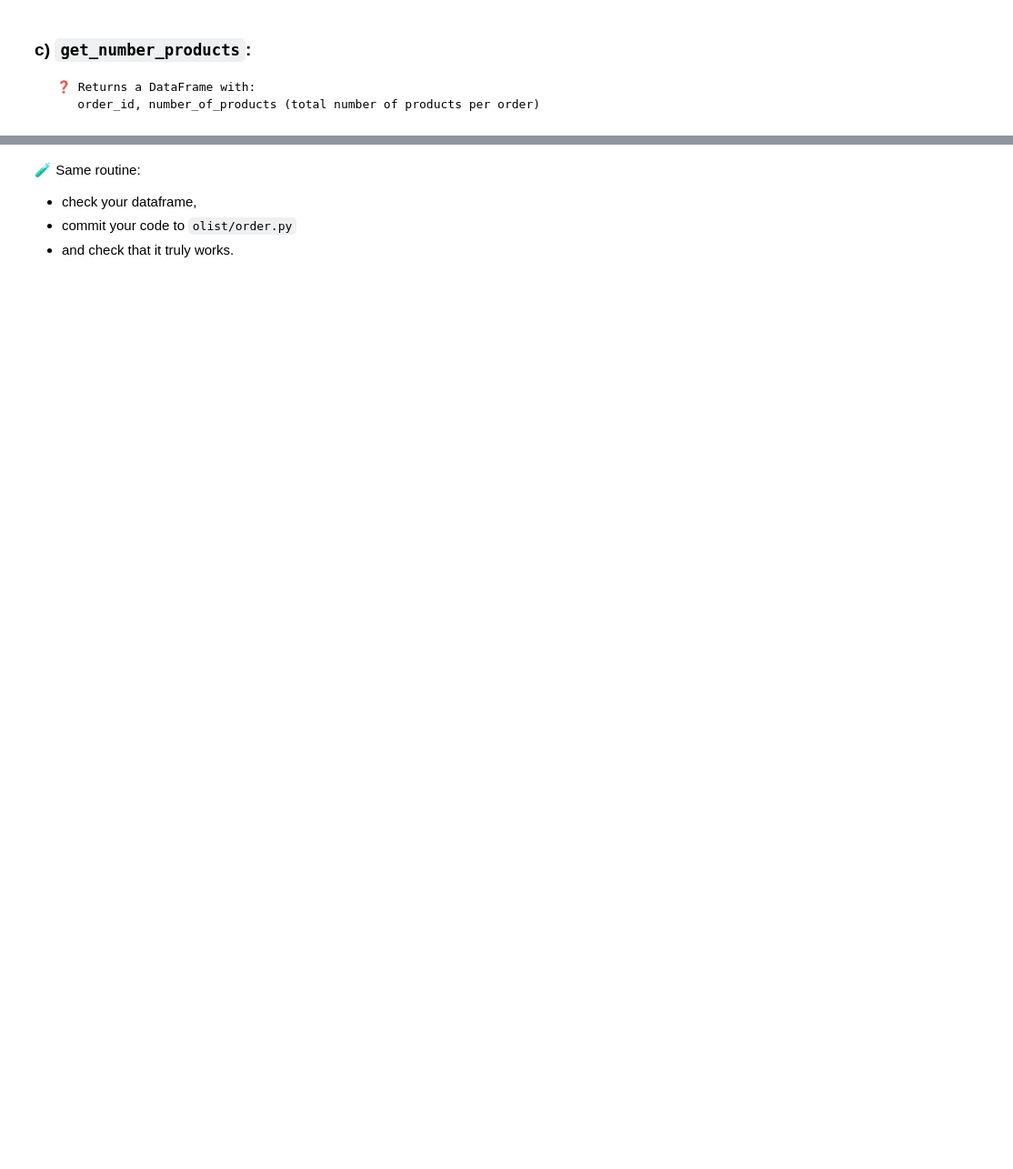
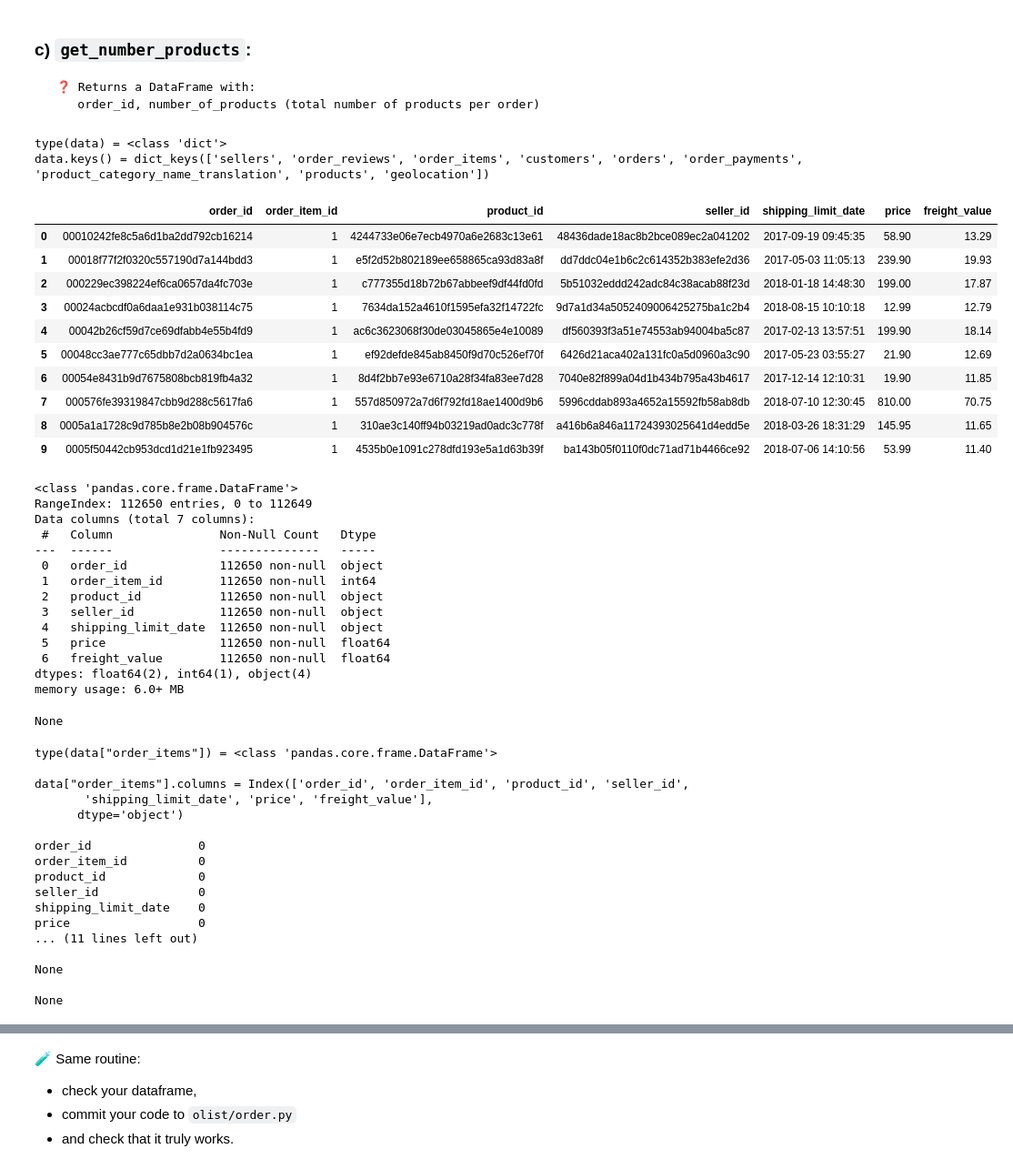
Before and after one commit to Juan-Abellan/Orders, a Jupyter notebook: orders.ipynb, the cells around one changed output, grey strips where cells are left out. Shown: that part at 91% size. Saved outputs shown, nothing was run; the diff lists cells and outputs as text; code cells hidden in the pictures; blank space fills up the shorter version.

```diff
--- a/orders.ipynb
+++ b/orders.ipynb
@@ -370,3 +436,71 @@ git push origin master
 ### c) `get_number_products`:
      ❓ Returns a DataFrame with:
         order_id, number_of_products (total number of products per order)
+# %%
+data = olist.get_data()
+# %%
+print(f"""
+{type(data) = }
+{data.keys() = }
+""")
+# %% [output]
+type(data) = <class 'dict'>
+data.keys() = dict_keys(['sellers', 'order_reviews', 'order_items', 'customers', 'orders', 'order_payments', 'product_category_name_translation', 'products', 'geolocation'])
+# %%
+print(f"""
+{type(data["order_items"]) = }
+
+{data["order_items"].columns = }
+
+{data["order_items"].isna().sum()}
+
+{data["order_items"].dtypes = }
+
+{display(data["order_items"].head(10))}
+
+{display(data["order_items"].info())}
+""")
+# %% [output]
+|  | order_id | order_item_id | product_id | seller_id | shipping_limit_date | price | freight_value |
+| 0 | 00010242fe8c5a6d1ba2dd792cb16214 | 1 | 4244733e06e7ecb4970a6e2683c13e61 | 48436dade18ac8b2bce089ec2a041202 | 2017-09-19 09:45:35 | 58.90 | 13.29 |
+| 1 | 00018f77f2f0320c557190d7a144bdd3 | 1 | e5f2d52b802189ee658865ca93d83a8f | dd7ddc04e1b6c2c614352b383efe2d36 | 2017-05-03 11:05:13 | 239.90 | 19.93 |
+| 2 | 000229ec398224ef6ca0657da4fc703e | 1 | c777355d18b72b67abbeef9df44fd0fd | 5b51032eddd242adc84c38acab88f23d | 2018-01-18 14:48:30 | 199.00 | 17.87 |
+| 3 | 00024acbcdf0a6daa1e931b038114c75 | 1 | 7634da152a4610f1595efa32f14722fc | 9d7a1d34a5052409006425275ba1c2b4 | 2018-08-15 10:10:18 | 12.99 | 12.79 |
+| 4 | 00042b26cf59d7ce69dfabb4e55b4fd9 | 1 | ac6c3623068f30de03045865e4e10089 | df560393f3a51e74553ab94004ba5c87 | 2017-02-13 13:57:51 | 199.90 | 18.14 |
+| 5 | 00048cc3ae777c65dbb7d2a0634bc1ea | 1 | ef92defde845ab8450f9d70c526ef70f | 6426d21aca402a131fc0a5d0960a3c90 | 2017-05-23 03:55:27 | 21.90 | 12.69 |
+| 6 | 00054e8431b9d7675808bcb819fb4a32 | 1 | 8d4f2bb7e93e6710a28f34fa83ee7d28 | 7040e82f899a04d1b434b795a43b4617 | 2017-12-14 12:10:31 | 19.90 | 11.85 |
+| 7 | 000576fe39319847cbb9d288c5617fa6 | 1 | 557d850972a7d6f792fd18ae1400d9b6 | 5996cddab893a4652a15592fb58ab8db | 2018-07-10 12:30:45 | 810.00 | 70.75 |
+| 8 | 0005a1a1728c9d785b8e2b08b904576c | 1 | 310ae3c140ff94b03219ad0adc3c778f | a416b6a846a11724393025641d4edd5e | 2018-03-26 18:31:29 | 145.95 | 11.65 |
+| 9 | 0005f50442cb953dcd1d21e1fb923495 | 1 | 4535b0e1091c278dfd193e5a1d63b39f | ba143b05f0110f0dc71ad71b4466ce92 | 2018-07-06 14:10:56 | 53.99 | 11.40 |
+<class 'pandas.core.frame.DataFrame'>
+RangeIndex: 112650 entries, 0 to 112649
+Data columns (total 7 columns):
+ #   Column               Non-Null Count   Dtype
+---  ------               --------------   -----
+ 0   order_id             112650 non-null  object
+ 1   order_item_id        112650 non-null  int64
+ 2   product_id           112650 non-null  object
+ 3   seller_id            112650 non-null  object
+ 4   shipping_limit_date  112650 non-null  object
+ 5   price                112650 non-null  float64
+ 6   freight_value        112650 non-null  float64
+dtypes: float64(2), int64(1), object(4)
+memory usage: 6.0+ MB
+None
+type(data["order_items"]) = <class 'pandas.core.frame.DataFrame'>
+
+data["order_items"].columns = Index(['order_id', 'order_item_id', 'product_id', 'seller_id',
+       'shipping_limit_date', 'price', 'freight_value'],
+      dtype='object')
+
+order_id               0
+order_item_id          0
+product_id             0
+seller_id              0
+shipping_limit_date    0
+price                  0
+... (11 lines left out)
+
+None
+
+None
```
Also changed, not shown: parts of 29 cells of this notebook.
